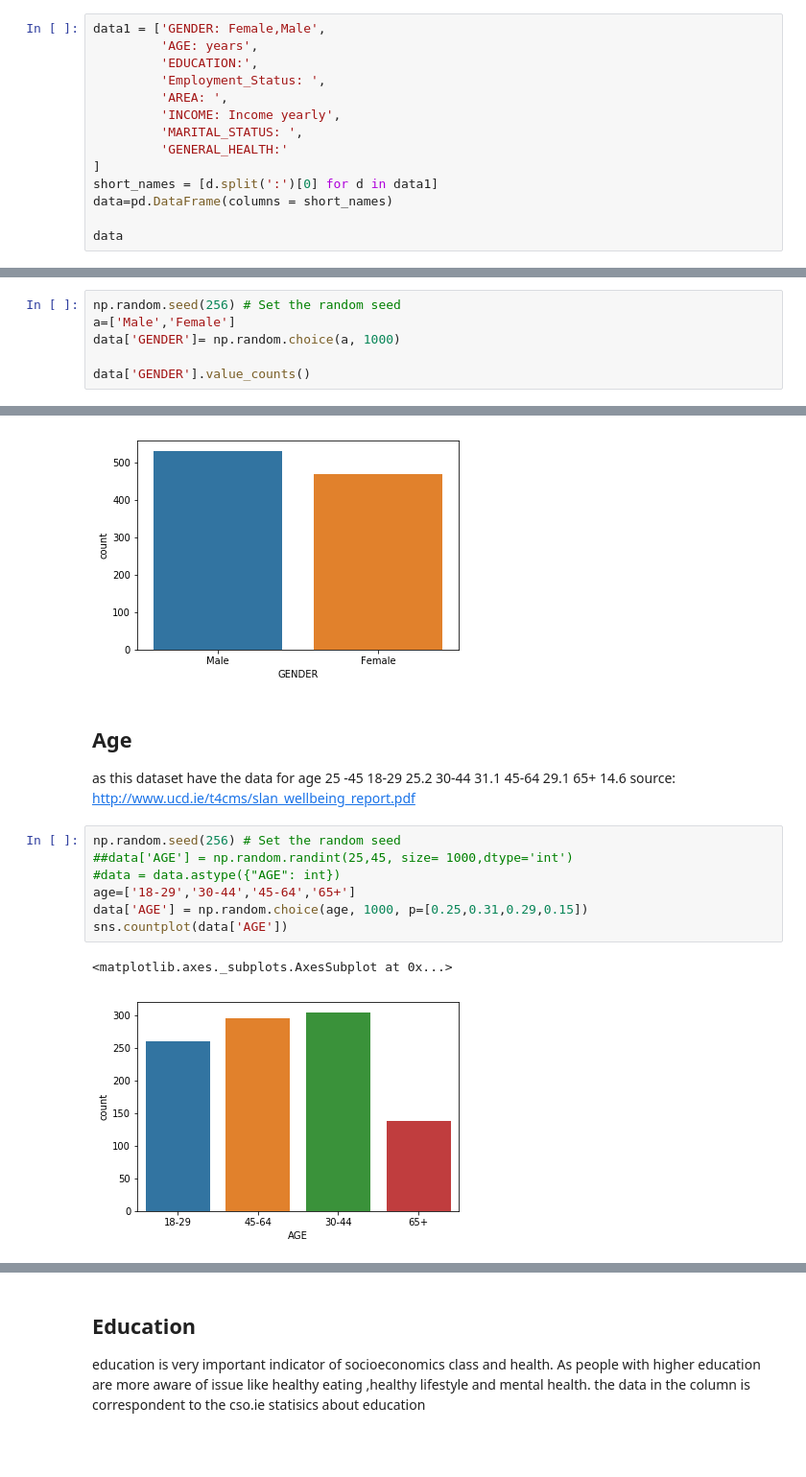
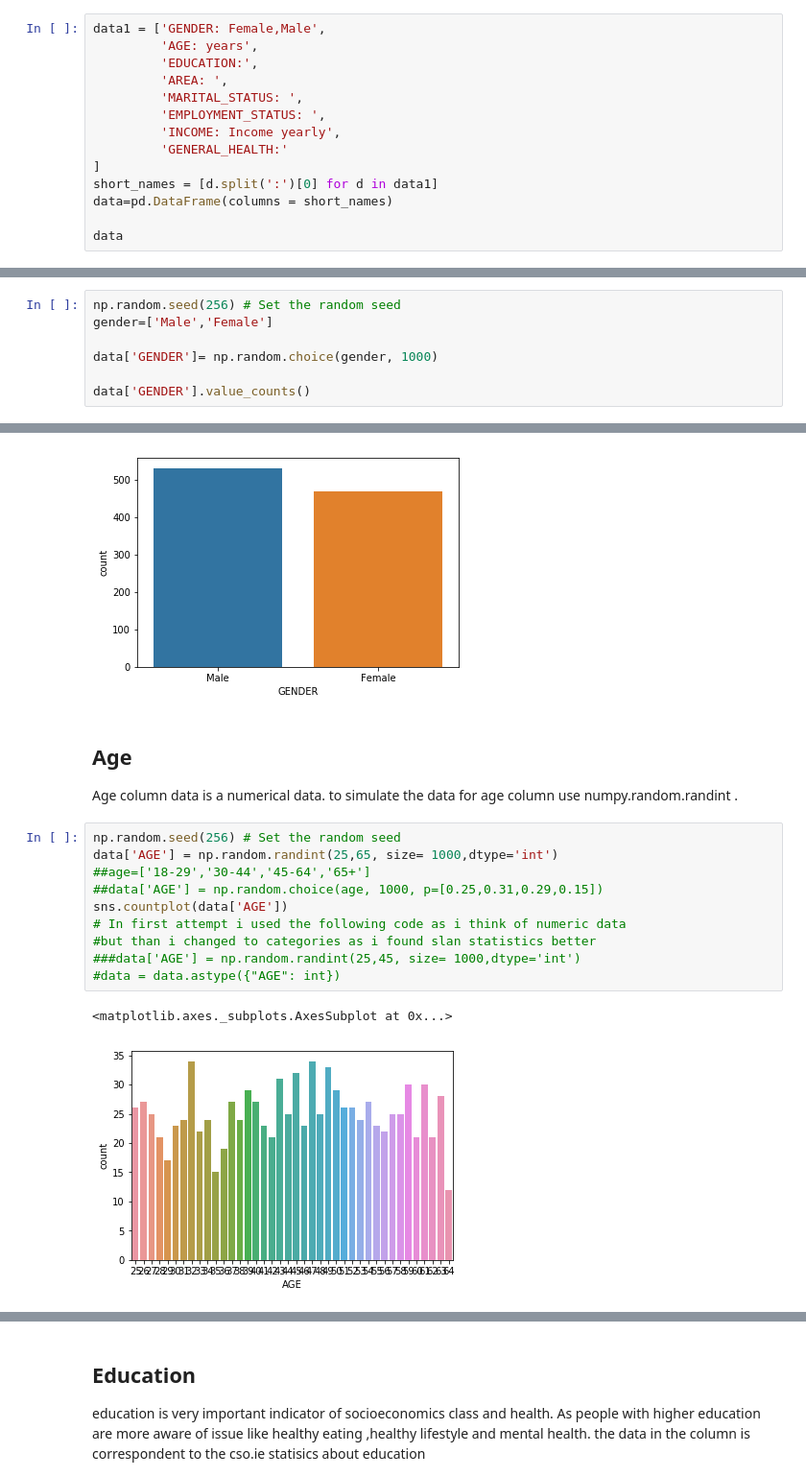
Before and after one commit to Freeha-S/ProgDA_Project, a Jupyter notebook: ProgDA-Project.ipynb, the cells around one changed output, grey strips where cells are left out. Shown at 96% size. Cells and saved outputs as stored; diff of their text form; blank space fills up the shorter version.

```diff
--- a/ProgDA-Project.ipynb
+++ b/ProgDA-Project.ipynb
@@ -39,10 +44,10 @@ import matplotlib.pyplot as plt
 data1 = ['GENDER: Female,Male',
          'AGE: years',
          'EDUCATION:',
-         'Employment_Status: ',
          'AREA: ',
+         'MARITAL_STATUS: ',
+         'EMPLOYMENT_STATUS: ',
          'INCOME: Income yearly',
-         'MARITAL_STATUS: ',
          'GENERAL_HEALTH:'
 ]
 short_names = [d.split(':')[0] for d in data1]
@@ -57,7 +65,8 @@ In this dataset the number of males and females are not equal. numpy.random.choi
 # %%
 np.random.seed(256) # Set the random seed
-a=['Male','Female']
-data['GENDER']= np.random.choice(a, 1000)
+gender=['Male','Female']
+
+data['GENDER']= np.random.choice(gender, 1000)
 
 data['GENDER'].value_counts()
 # %% [output]
@@ -69,21 +78,20 @@ sns.countplot(x=data['GENDER'])
 # %% [output]
 <matplotlib.axes._subplots.AxesSubplot at 0x...>
 [figure]
-# %% [markdown]
-## Age
-as this dataset have the data for age 25 -45
-18-29 25.2
-30-44 31.1
-45-64 29.1
-65+ 14.6
-source: http://www.ucd.ie/t4cms/slan_wellbeing_report.pdf
+# %% [markdown]
+## Age
+Age column data is a numerical data.
+to simulate the data for age column use numpy.random.randint  .
 # %%
 np.random.seed(256) # Set the random seed
-##data['AGE'] = np.random.randint(25,45, size= 1000,dtype='int')
+data['AGE'] = np.random.randint(25,65, size= 1000,dtype='int')
+##age=['18-29','30-44','45-64','65+']
+##data['AGE'] = np.random.choice(age, 1000, p=[0.25,0.31,0.29,0.15])
+sns.countplot(data['AGE'])
+# In first attempt i used the following code as i think of numeric data
+#but than i changed to categories as i found slan statistics better
+###data['AGE'] = np.random.randint(25,45, size= 1000,dtype='int')
 #data = data.astype({"AGE": int})
-age=['18-29','30-44','45-64','65+']
-data['AGE'] = np.random.choice(age, 1000, p=[0.25,0.31,0.29,0.15])
-sns.countplot(data['AGE'])
 # %% [output]
 <matplotlib.axes._subplots.AxesSubplot at 0x...>
-[figure, old version]
+[figure, new version]
```
Also changed, not shown: parts of 36 cells of this notebook, 1 other file.
